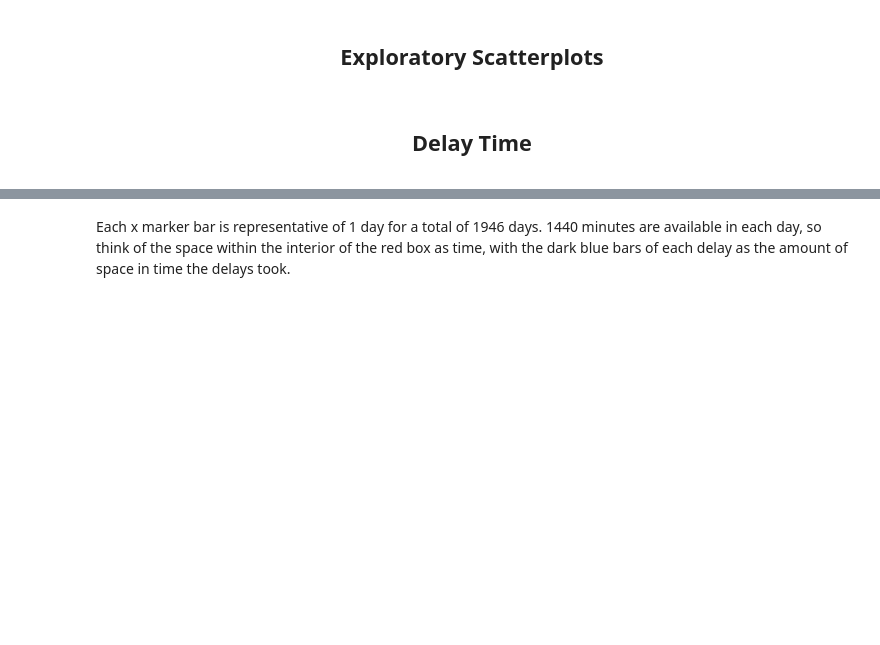
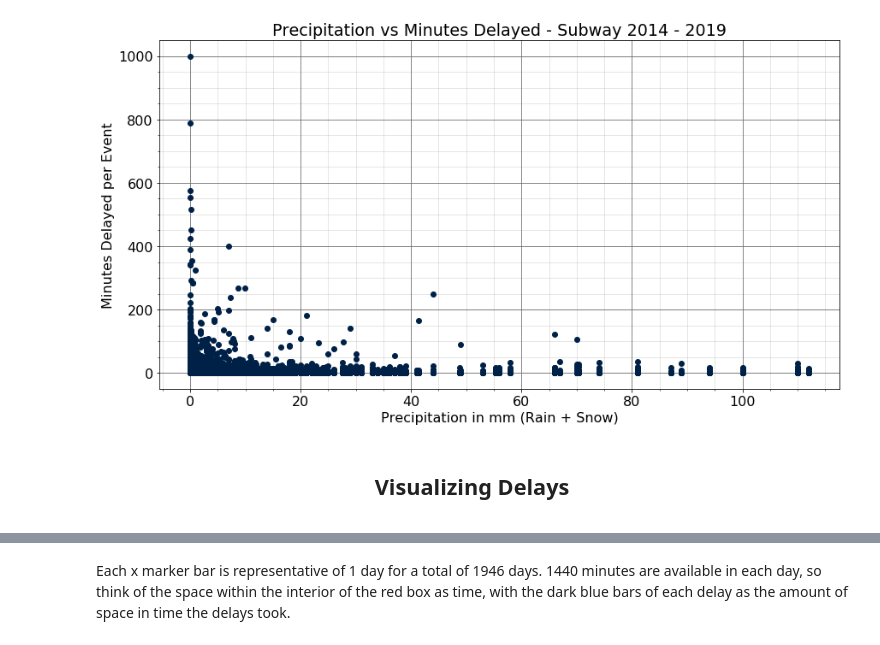
Before and after one commit to sishola/ttc-delays, a Jupyter notebook: SubwaySRT/subway_eda.ipynb, the cells around one changed output, grey strips where cells are left out. Drawn from its saved outputs; the diff is of its cells as text; code cells hidden in the pictures; blank space fills up the shorter version.

```diff
--- a/SubwaySRT/subway_eda.ipynb
+++ b/SubwaySRT/subway_eda.ipynb
@@ -116,2 +202,25 @@ holidays
+# %%
+fig, ax = plt.subplots(1, figsize = [12.5, 7])
+
+ax.scatter(
+    subway['Precipitation'],
+    subway['Min Delay'],
+    color = '#002147'
+)
+
+ax.set_ylabel('Minutes Delayed per Event')
+ax.set_xlabel('Precipitation in mm (Rain + Snow)')
+ax.set_title('Precipitation vs Minutes Delayed - Subway 2014 - 2019')
+
+plt.grid(which = 'major', color = '#666666', linestyle = '-')
+plt.minorticks_on()
+plt.grid(which = 'minor', color = '#666666', linestyle = '-', alpha = 0.2)
+
+plt.tight_layout()
+plt.savefig('Precipitation vs Minutes Delayed - Subway 2014 - 2019')
+
+plt.show()
+# %% [output]
+[figure, added]
 # %% [markdown]
-<center><h2>Exploratory Scatterplots</center></h2>
+<center><h2>Visualizing Delays</center></h2>
@@ -130,2 +226,0 @@ plt.show()
-# %% [markdown]
-<center><h2>Delay Time</h2></center>
```
Also changed, not shown: parts of 51 cells of this notebook.
